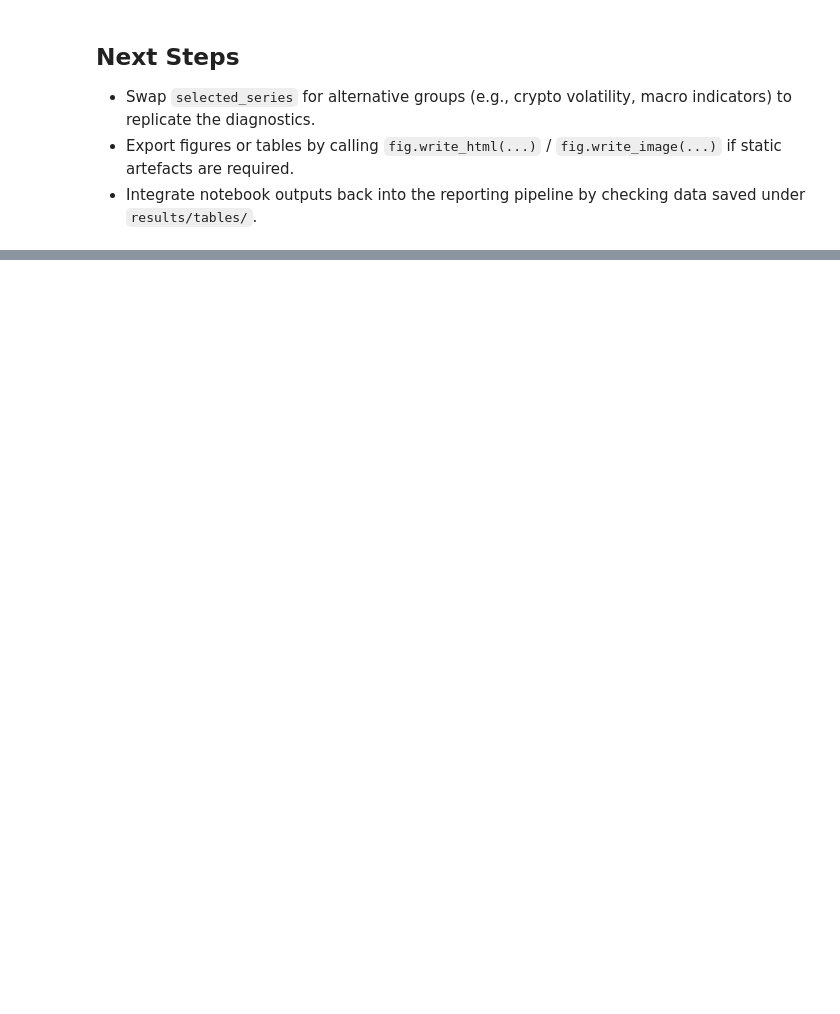
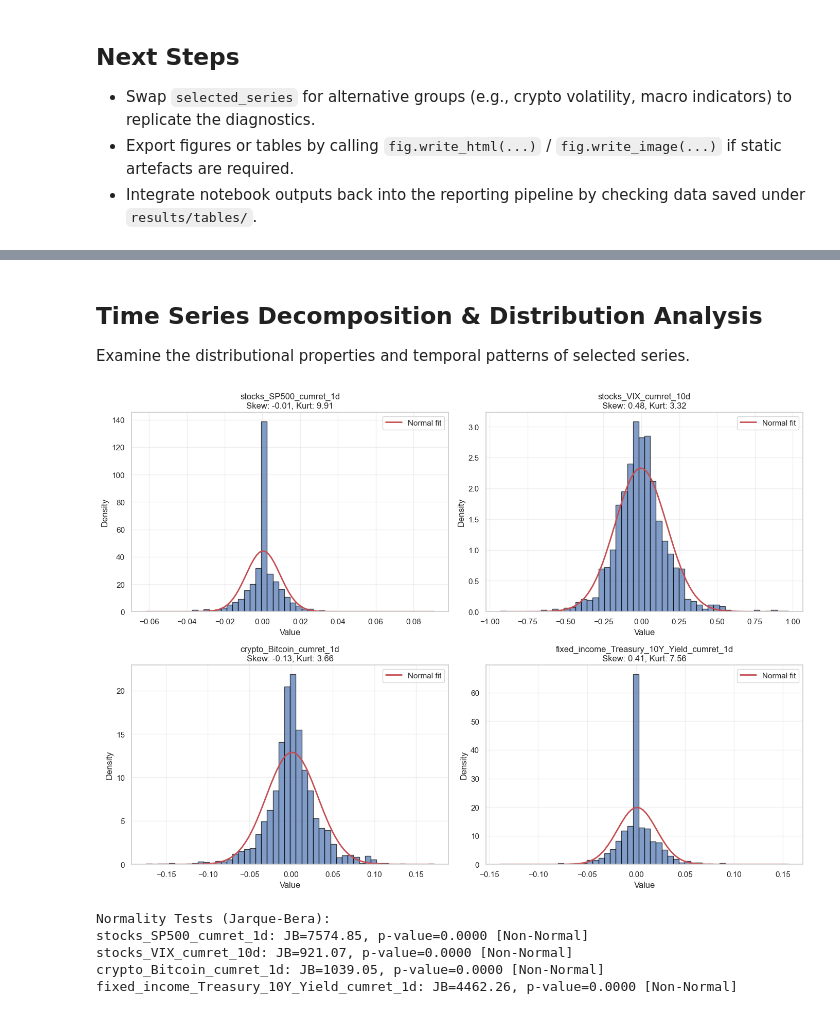
Before and after one commit to Evintkoo/macro-announcement-effect, a Jupyter notebook: notebooks/plotting_and_analysis.ipynb, the cells around one changed output, grey strips where cells are left out. Saved outputs shown, nothing was run; the diff lists cells and outputs as text; code cells hidden in the pictures; blank space fills up the shorter version.

```diff
--- a/notebooks/plotting_and_analysis.ipynb
+++ b/notebooks/plotting_and_analysis.ipynb
@@ -270,0 +383,47 @@ fig.show()
+# %% [markdown]
+## Time Series Decomposition & Distribution Analysis
+
+Examine the distributional properties and temporal patterns of selected series.
+# %%
+# Distribution analysis for selected series
+fig, axes = plt.subplots(2, 2, figsize=(14, 10))
+axes = axes.flatten()
+
+for idx, series in enumerate(selected_series):
+    ax = axes[idx]
+    data = aligned_sample[series].dropna()
+
+    # Histogram with KDE
+    ax.hist(data, bins=50, alpha=0.7, density=True, edgecolor='black')
+
+    # Overlay normal distribution
+    mu, std = data.mean(), data.std()
+    x = np.linspace(data.min(), data.max(), 100)
+    ax.plot(x, stats.norm.pdf(x, mu, std), 'r-', lw=2, label='Normal fit')
+
+    # Statistics
+    skew = stats.skew(data)
+    kurt = stats.kurtosis(data)
+
+    ax.set_title(f"{series}\nSkew: {skew:.2f}, Kurt: {kurt:.2f}")
+    ax.set_xlabel("Value")
+    ax.set_ylabel("Density")
+    ax.legend()
+    ax.grid(True, alpha=0.3)
+
+plt.tight_layout()
+plt.show()
+
+# Statistical tests for normality
+print("\nNormality Tests (Jarque-Bera):")
+for series in selected_series:
+    data = aligned_sample[series].dropna()
+    jb_stat, jb_pval = stats.jarque_bera(data)
+    print(f"{series}: JB={jb_stat:.2f}, p-value={jb_pval:.4f} {'[Normal]' if jb_pval > 0.05 else '[Non-Normal]'}")
+# %% [output]
+[figure, added]
+Normality Tests (Jarque-Bera):
+stocks_SP500_cumret_1d: JB=7574.85, p-value=0.0000 [Non-Normal]
+stocks_VIX_cumret_10d: JB=921.07, p-value=0.0000 [Non-Normal]
+crypto_Bitcoin_cumret_1d: JB=1039.05, p-value=0.0000 [Non-Normal]
+fixed_income_Treasury_10Y_Yield_cumret_1d: JB=4462.26, p-value=0.0000 [Non-Normal]
```
Also changed, not shown: parts of 30 cells of this notebook, 10 other files.
